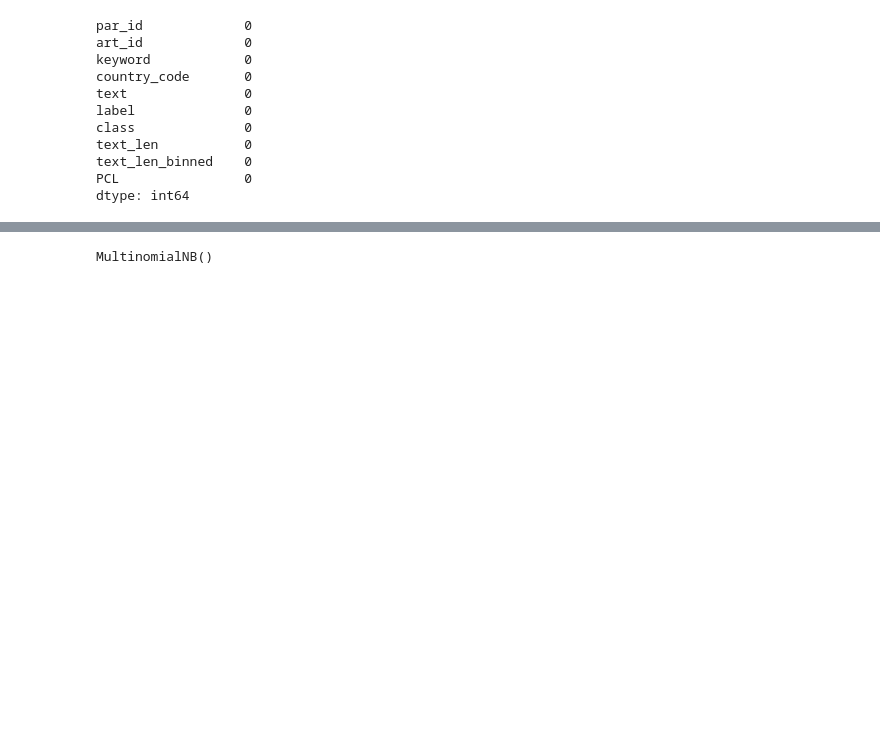
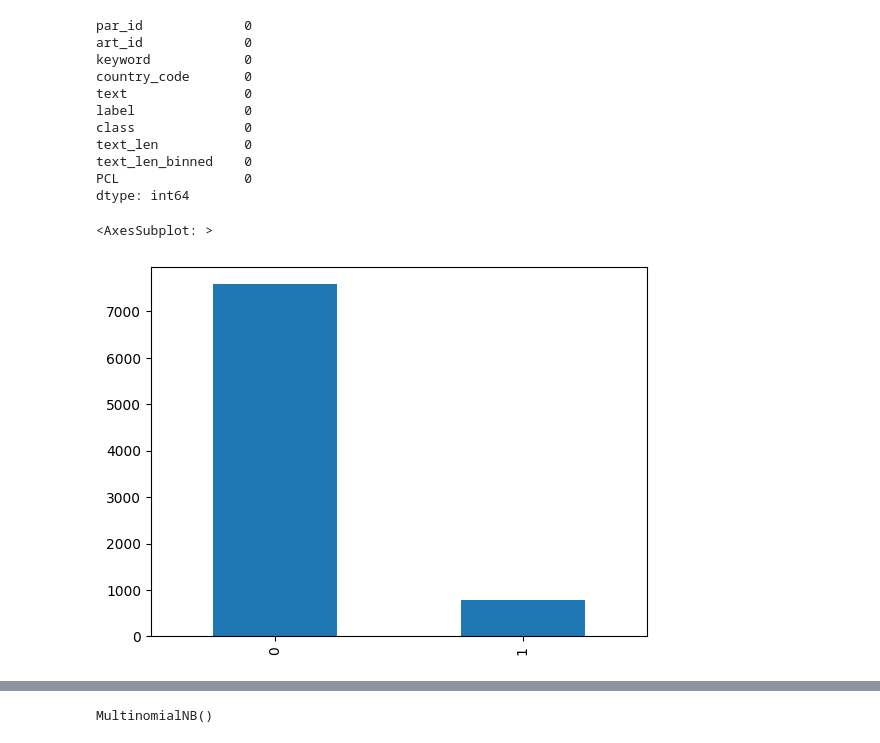
Before and after one commit to Devesh251298/NLPClassification_41, a Jupyter notebook: cw.ipynb, the cells around one changed output, grey strips where cells are left out. Cells and saved outputs as stored; diff of their text form; code cells hidden in the pictures; blank space fills up the shorter version.

```diff
--- a/cw.ipynb
+++ b/cw.ipynb
@@ -208,0 +211,7 @@ dtype: int64
+# %%
+
+train['class'].value_counts().plot(kind='bar')
+plt.show()
+# %% [output]
+<AxesSubplot: >
+[figure, added]
```
Also changed, not shown: parts of 8 cells of this notebook, 6 other files.
